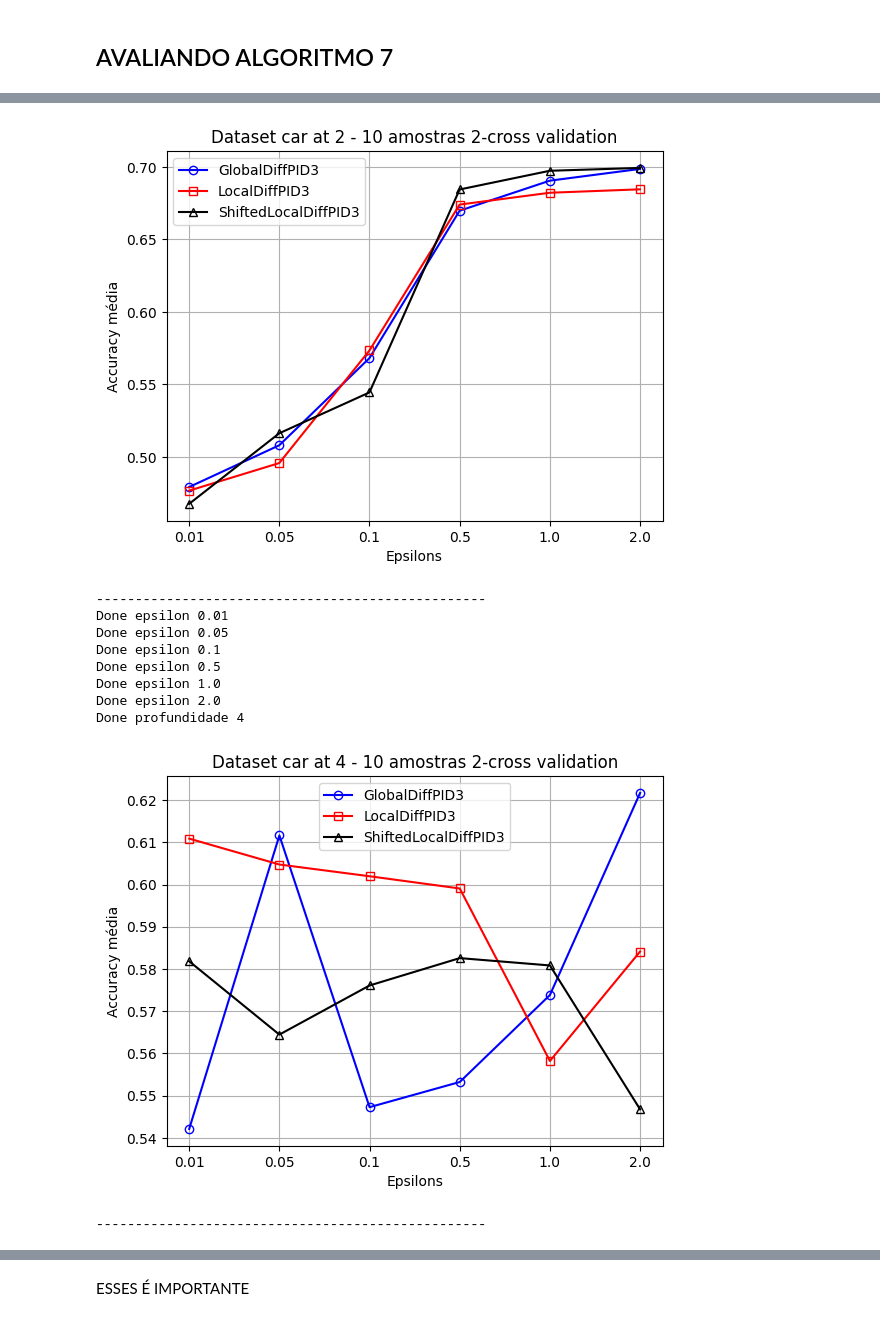
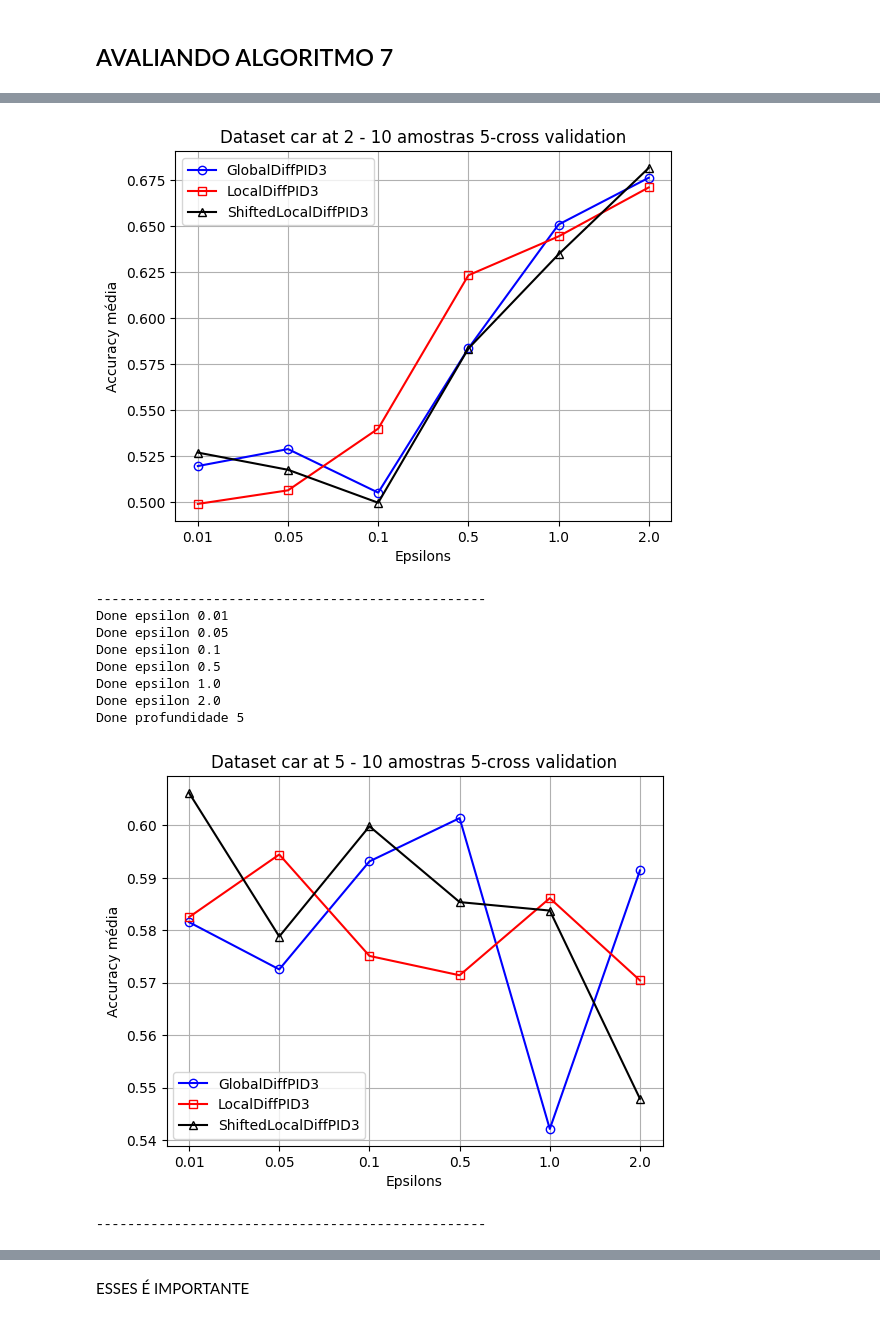
Before and after one commit to kalebemaiaa/localDampening, a Jupyter notebook: ID3_algoritmo.ipynb, the cells around one changed output, grey strips where cells are left out. Cells and saved outputs as stored; diff of their text form; code cells hidden in the pictures.

```diff
--- a/ID3_algoritmo.ipynb
+++ b/ID3_algoritmo.ipynb
@@ -115,16 +115,6 @@ def h_func(x, y):
 big = {}
 
 def local_sensivity_at_tDistance_alg7(data:pd.DataFrame, t:float, col_val, target):
-    '''
-    data = dataframe
-
-    t = distâncuia
-
-    col_val = uma coluna do dataframe
-
-    target_values = lista com todas saídas possíveis do label
-    '''
-
     if not col_val in big:
         big[col_val] = {}
 
@@ -160,9 +150,6 @@ def noisy_count(data: pd.DataFrame, target, epsilon):
 
 # Equação 7.2
 def score_func_alg7(data: pd.DataFrame, r_col, target):
-    '''
-    r_col = uma coluna específica do dataframe
-    '''
     infGain_list = []
     for j_val in data[r_col].unique():
         data_colR_valA = data[data[r_col] == j_val]
@@ -243,12 +230,6 @@ def build_diff_PID3(data:pd.DataFrame, list_columns: list, target,
     return arvore
 
 def global_diff_PID3(data:pd.DataFrame, target, profundidade: int, privacy_budget: float, typo: str, shifted = False):
-    '''
-    data = um dataframe
-    target = a coluna alvo, no exemplo do tempo, seria o Y e o N
-    profundidade = numero que indica a profuntidade
-    privacy_budget = nivel de privacidade numero
-    '''
     epsilon = privacy_budget / (2 * (profundidade + 1))
     lista_colunas = data.columns.to_list()
     lista_copiada = lista_colunas.copy()
@@ -632,26 +662,26 @@ def make_test(data, target, epsilons, depths, name_dataset, n_folds = 10, n_amos
     return results
 # %%
 epsilons = [0.01, 0.05, 0.1, 0.5, 1., 2.]
-depths = [2,4]
-results_car_ld = make_test(car_data, "class", epsilons, depths, name_dataset = "car", n_folds=2)
+depths = [2, 5]
+results_car_ld = make_test(car_data, "class", epsilons, depths, name_dataset = "car", n_folds=5)
 # %% [output]
 Done epsilon 0.01
 Done epsilon 0.05
 Done epsilon 0.1
 Done epsilon 0.5
 Done epsilon 1.0
 Done epsilon 2.0
 Done profundidade 2
-[figure, old version]
+[figure, new version]
 --------------------------------------------------
 Done epsilon 0.01
 Done epsilon 0.05
 Done epsilon 0.1
 Done epsilon 0.5
 Done epsilon 1.0
 Done epsilon 2.0
-Done profundidade 4
+Done profundidade 5
-[figure, old version]
+[figure, new version]
 --------------------------------------------------
 # %%
 epsilons = [0.01, 0.05, 0.1, 0.5, 1., 2.]
```
Also changed, not shown: parts of 31 cells of this notebook, 18 other files.
